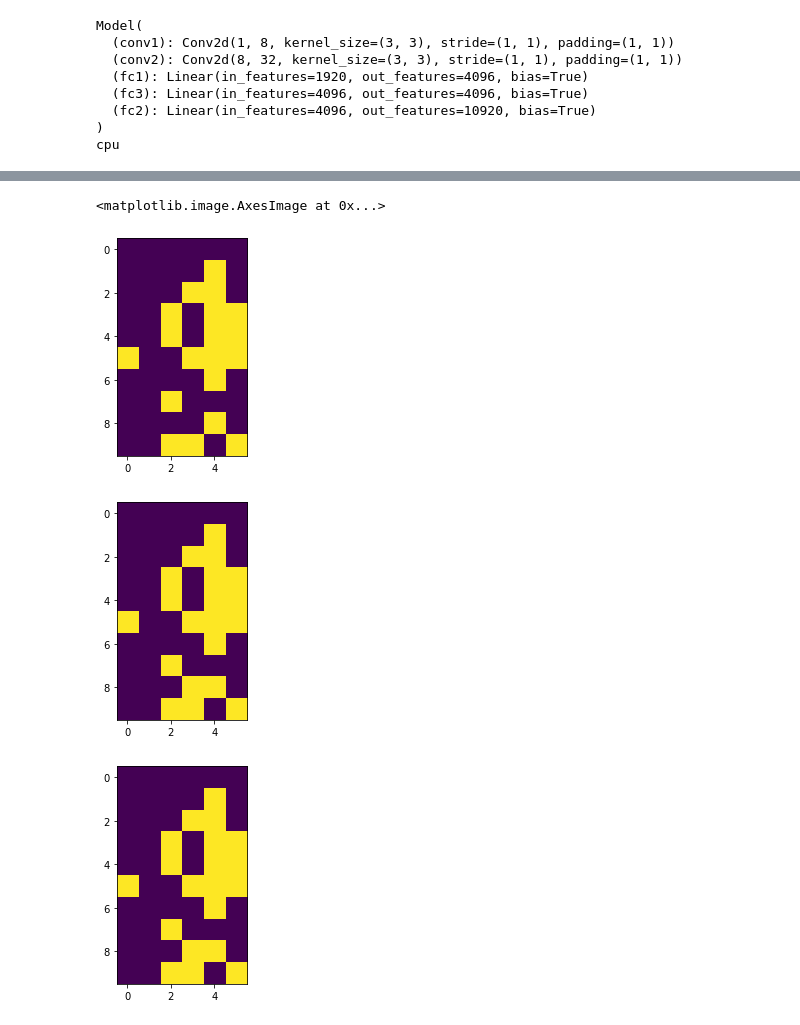
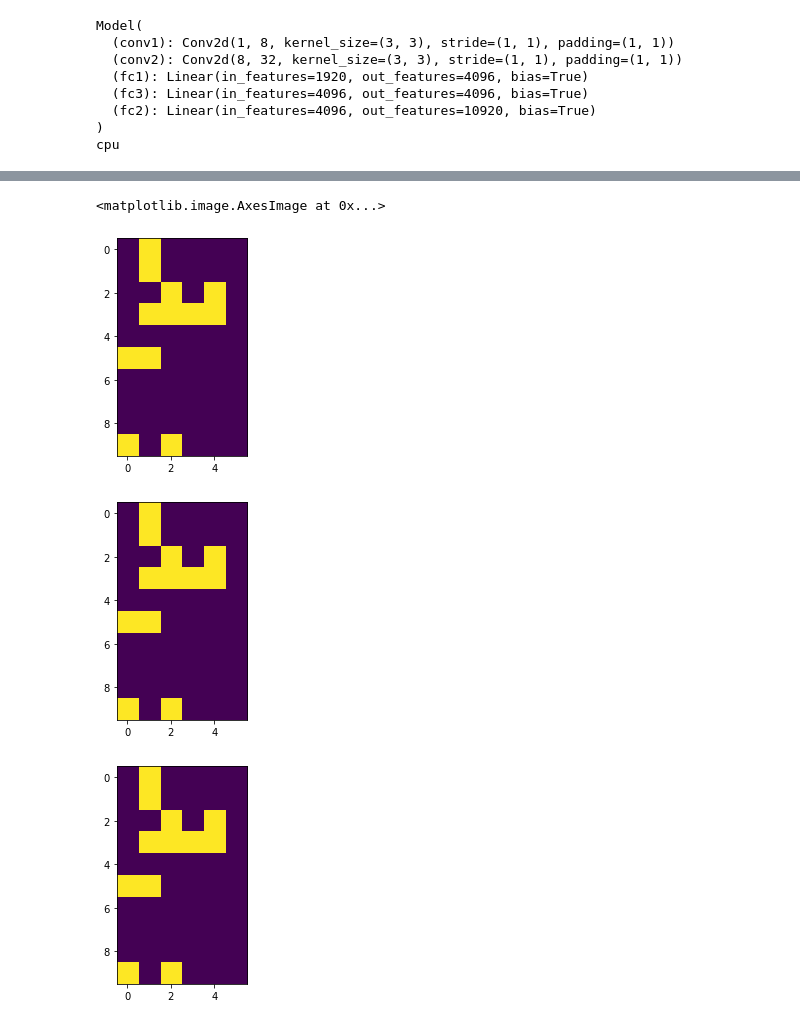
Before and after one commit to martyr37/reconfig-bipv, a Jupyter notebook: Supervised Model.ipynb, the cells around one changed output, grey strips where cells are left out. Drawn from its saved outputs; the diff is of its cells as text; code cells hidden in the pictures.

```diff
--- a/Supervised Model.ipynb
+++ b/Supervised Model.ipynb
@@ -218,6 +236,6 @@ print(df)
 # %%
 vmp_filtered = df.loc[df['VMP']>5]
 vmp_filtered = vmp_filtered.loc[vmp_filtered['IMP']>0.1]
-#vmp_filtered = vmp_filtered.loc[df['Normalised MPP']>0.2]
+vmp_filtered = vmp_filtered.loc[df['Normalised MPP']>0.2]
 print(vmp_filtered)
 # %% [output]
@@ -305,8 +323,8 @@ torch.Size([1, 10, 6]) torch.Size([10920])
 
 # vary each training parameter individually, run multiple experiments. Checkpoint each model, filename w/ parameters
 
-batch_size = 24 # 32-64 is advisable
-learning_rate = 5e-3 # sensitivity of gradient descent
+batch_size = 32 # 32-64 is advisable
+learning_rate = 1e-3 # sensitivity of gradient descent
 num_epochs = 1 # iterations over entire dataset
 # %%
 """ Dataloader """
@@ -457,12 +475,13 @@ with torch.no_grad():
         embedding = embedding.reshape(10, 6, 10, 6, 3)
         embedding = np.array(embedding, dtype=bool)
 
-        embedding_list.append(embedding)
+        embedding_list.append(np.copy(embedding)) # copy is required as filter_embedding() modifies both the embedding
+                                                  # and the terminal array
 
         terminal_array = terminal_array.reshape(10, 6, 2)
         terminal_array = np.array(terminal_array, dtype=bool)
 
-        terminal_list.append(terminal_array)
+        terminal_list.append(np.copy(terminal_array))
 
         moduleobj = SolarModule(10,6)
         moduleobj.embedding = embedding
@@ -484,13 +503,17 @@ with torch.no_grad():
         bypassP = bypassI * bypassV
         s_list.append(max(bypassP)/denominator)
 
-        print(moduleobj.filter_embedding())
-        moduleobj.make_netlist()
+        try:
+            moduleobj.make_netlist()
+        except ValueError:
+            print(moduleobj.filter_embedding())
+            moduleobj.make_netlist()
         try:
             moduleobj.simulate()
             normal_power = moduleobj.MPP/denominator
             power_list.append(round(normal_power, 2))
-            p_list.append(round(moduleobj.MPP, 2))
+            p_list.append(round
+                          (moduleobj.MPP, 2))
             print("{}, {} W, {} V, {} A".format(round(normal_power, 2), round(moduleobj.MPP, 2), \
                                             round(moduleobj.VMP, 2), round(moduleobj.IMP, 2)))
         #moduleobj.plot_netlist(ymax=300)
@@ -569,15 +569,15 @@ print(min(x))
 # %%
-r, c = 7,3
+r, c = 2,0
 plt.imshow(embedding_list[0][r,c,...,2])
 plt.figure()
 plt.imshow(embedding_list[34][r,c,...,2])
 plt.figure()
 plt.imshow(embedding_list[72][r,c,...,2])
 # %% [output]
 <matplotlib.image.AxesImage at 0x...>
-[figure, old version]
+[figure, new version]
-[figure, old version]
+[figure, new version]
-[figure, old version]
+[figure, new version]
 # %%
 fig, ax = plt.subplots()
 ax.hist(p_list, color='C1')
```
Also changed, not shown: parts of 20 cells of this notebook.
